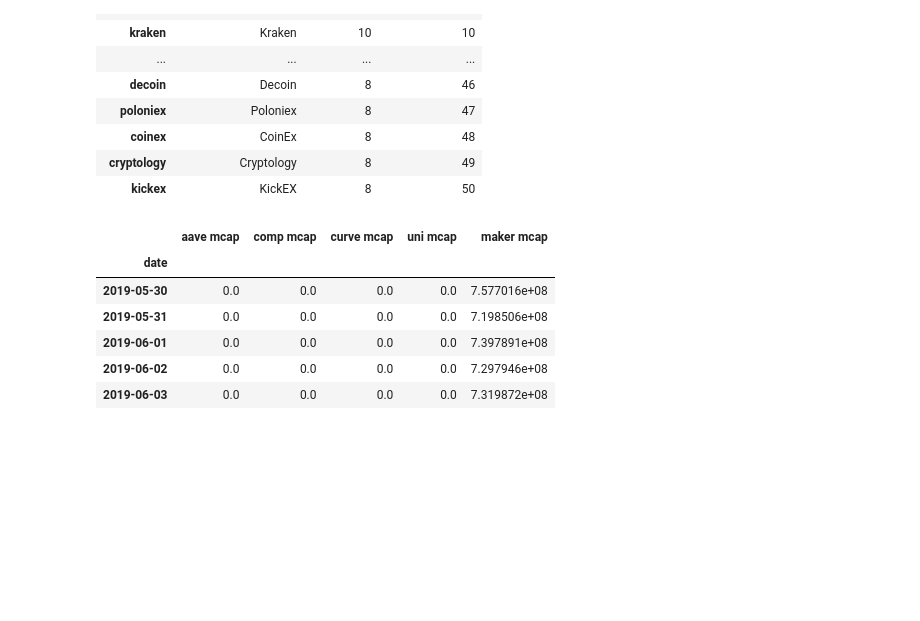
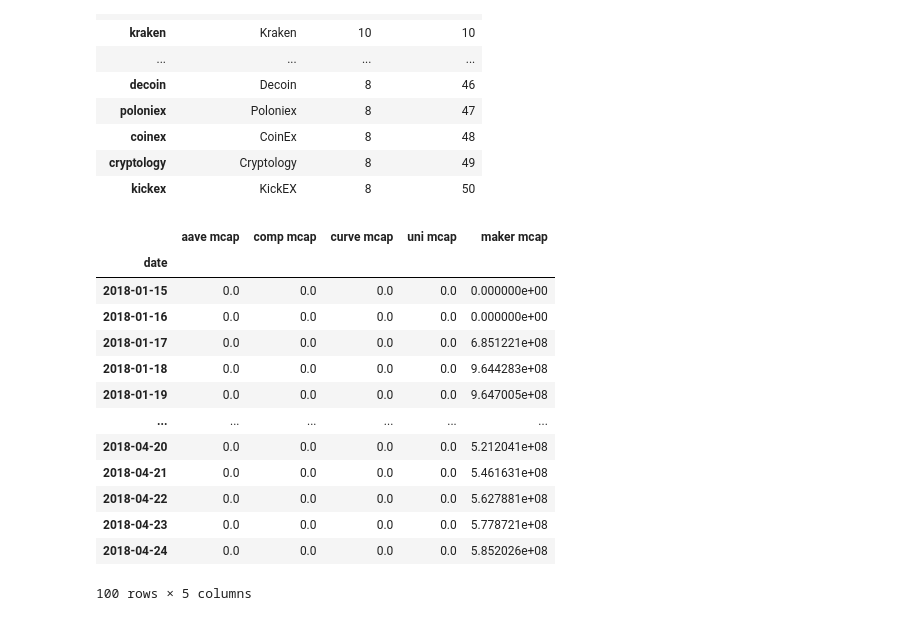
Before and after one commit to timtennyson/Defi-DApps-Investment-Analyzer, a Jupyter notebook: dataframe.ipynb, the cells around one changed output. Drawn from its saved outputs; the diff is of its cells as text; code cells hidden in the pictures; blank space fills up the shorter version.

Commit message:
cleaned up the dataframes and have a few plots

```diff
--- a/dataframe.ipynb
+++ b/dataframe.ipynb
@@ -337,29 +310,29 @@ exchanges_list_df.head(50)
 # %%
 # Get AAVE historical market cap directly from CoinGecko using CoinGeckoAPI()
 
-aave_market_cap_cg = cg.get_coin_market_chart_by_id(id='aave', vs_currency='usd', days='2000')
+aave_market_cap_cg = cg.get_coin_market_chart_by_id(id='aave', vs_currency='usd', days='1500')
 
 
 # Get COMPOUND historical market cap directly from CoinGecko using CoinGeckoAPI()
 
-comp_market_cap_cg = cg.get_coin_market_chart_by_id(id='compound-governance-token', vs_currency='usd', days='1000')
+comp_market_cap_cg = cg.get_coin_market_chart_by_id(id='compound-governance-token', vs_currency='usd', days='1500')
 
 
 # Get Curve historical market cap directly from CoinGecko using CoinGeckoAPI()
 
-curve_market_cap_cg = cg.get_coin_market_chart_by_id(id='curve-dao-token', vs_currency='usd', days='1000')
+curve_market_cap_cg = cg.get_coin_market_chart_by_id(id='curve-dao-token', vs_currency='usd', days='1500')
 
 
 # Get Uniswap historical market cap directly from CoinGecko using CoinGeckoAPI()
 
-uni_market_cap_cg = cg.get_coin_market_chart_by_id(id='uniswap', vs_currency='usd', days='1000')
+uni_market_cap_cg = cg.get_coin_market_chart_by_id(id='uniswap', vs_currency='usd', days='1500')
 
 
 # Get Maker Dao historical market cap directly from CoinGecko using CoinGeckoAPI()
 
-maker_market_cap_cg = cg.get_coin_market_chart_by_id(id='maker', vs_currency='usd', days='1000')
+maker_market_cap_cg = cg.get_coin_market_chart_by_id(id='maker', vs_currency='usd', days='1500')
 
-#create a dataframe for each coin's market cap:
+#create a dataframe for each coin's market cap and set format the date from unix to datetime:
 aave_market_cap_cg_df= pd.DataFrame(aave_market_cap_cg['market_caps'])
 aave_market_cap_cg_df[0]= pd.to_datetime(aave_market_cap_cg_df[0], unit='ms')
 aave_market_cap_cg_df.columns=['date', 'aave mcap']
@@ -374,37 +347,44 @@ curve_market_cap_cg_df= pd.DataFrame(curve_market_cap_cg['market_caps'])
 curve_market_cap_cg_df[0]= pd.to_datetime(curve_market_cap_cg_df[0], unit='ms')
 curve_market_cap_cg_df.columns=['date', 'curve mcap']
 curve_market_cap_cg_df.set_index('date',inplace=True)
 
 uni_market_cap_cg_df= pd.DataFrame(uni_market_cap_cg['market_caps'])
 uni_market_cap_cg_df[0]= pd.to_datetime(uni_market_cap_cg_df[0], unit='ms')
 uni_market_cap_cg_df.columns=['date', 'uni mcap']
 uni_market_cap_cg_df.set_index('date',inplace=True)
 
 maker_market_cap_cg_df= pd.DataFrame(maker_market_cap_cg['market_caps'])
 maker_market_cap_cg_df[0]= pd.to_datetime(maker_market_cap_cg_df[0], unit='ms')
 maker_market_cap_cg_df.columns=['date', 'maker mcap']
 maker_market_cap_cg_df.set_index('date',inplace=True)
 
 #Combine the dataframes using pd.concat:
 
 all_coins_mcap_df = pd.concat(
     [aave_market_cap_cg_df,
      comp_market_cap_cg_df,
      curve_market_cap_cg_df,
      uni_market_cap_cg_df,
      maker_market_cap_cg_df],
     axis=1
 )
 
-all_coins_mcap_df.drop_duplicates().groupby(['date']).sum()
+all_coins_mcap_df.groupby(['date']).sum().drop_duplicates()
 all_coins_mcap_df = all_coins_mcap_df.mask(all_coins_mcap_df==0).ffill(downcast='infer').fillna(0)
 
-all_coins_mcap_df.head()
+all_coins_mcap_df.head(100)
 # %% [output]
 |  | aave mcap | comp mcap | curve mcap | uni mcap | maker mcap |
 | date |  |  |  |  |  |
-| 2019-05-30 | 0.0 | 0.0 | 0.0 | 0.0 | 7.577016e+08 |
-| 2019-05-31 | 0.0 | 0.0 | 0.0 | 0.0 | 7.198506e+08 |
-| 2019-06-01 | 0.0 | 0.0 | 0.0 | 0.0 | 7.397891e+08 |
-| 2019-06-02 | 0.0 | 0.0 | 0.0 | 0.0 | 7.297946e+08 |
-| 2019-06-03 | 0.0 | 0.0 | 0.0 | 0.0 | 7.319872e+08 |
+| 2018-01-15 | 0.0 | 0.0 | 0.0 | 0.0 | 0.000000e+00 |
+| 2018-01-16 | 0.0 | 0.0 | 0.0 | 0.0 | 0.000000e+00 |
+| 2018-01-17 | 0.0 | 0.0 | 0.0 | 0.0 | 6.851221e+08 |
+| 2018-01-18 | 0.0 | 0.0 | 0.0 | 0.0 | 9.644283e+08 |
+| 2018-01-19 | 0.0 | 0.0 | 0.0 | 0.0 | 9.647005e+08 |
+| ... | ... | ... | ... | ... | ... |
+| 2018-04-20 | 0.0 | 0.0 | 0.0 | 0.0 | 5.212041e+08 |
+| 2018-04-21 | 0.0 | 0.0 | 0.0 | 0.0 | 5.461631e+08 |
+| 2018-04-22 | 0.0 | 0.0 | 0.0 | 0.0 | 5.627881e+08 |
+| 2018-04-23 | 0.0 | 0.0 | 0.0 | 0.0 | 5.778721e+08 |
+| 2018-04-24 | 0.0 | 0.0 | 0.0 | 0.0 | 5.852026e+08 |
+100 rows × 5 columns
```
Also changed, not shown: parts of 11 cells of this notebook.
